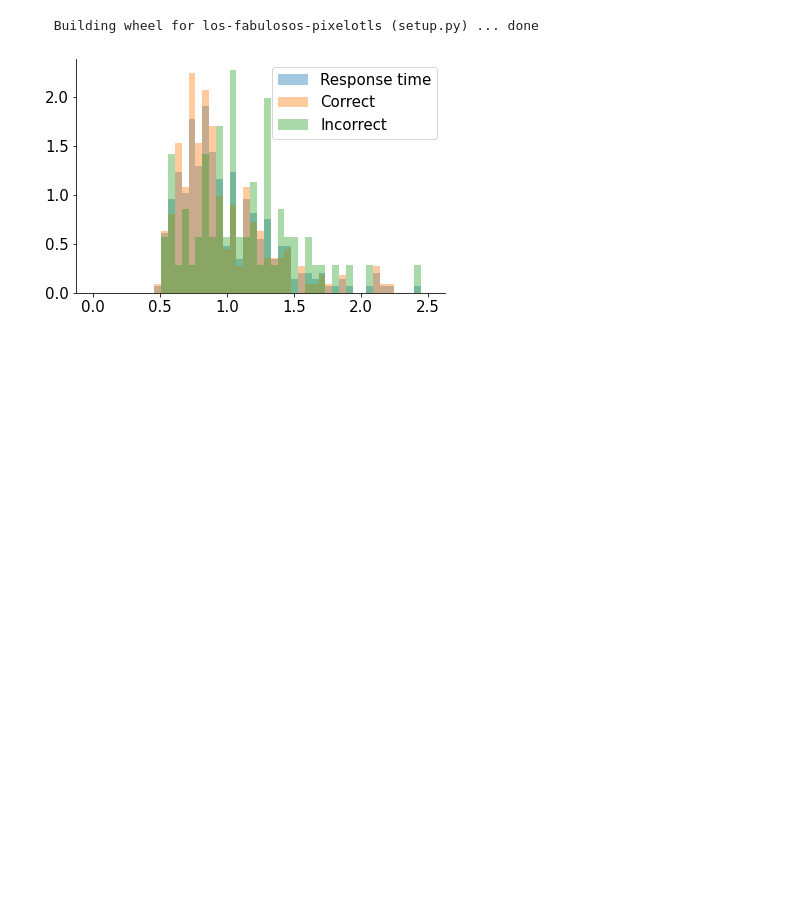
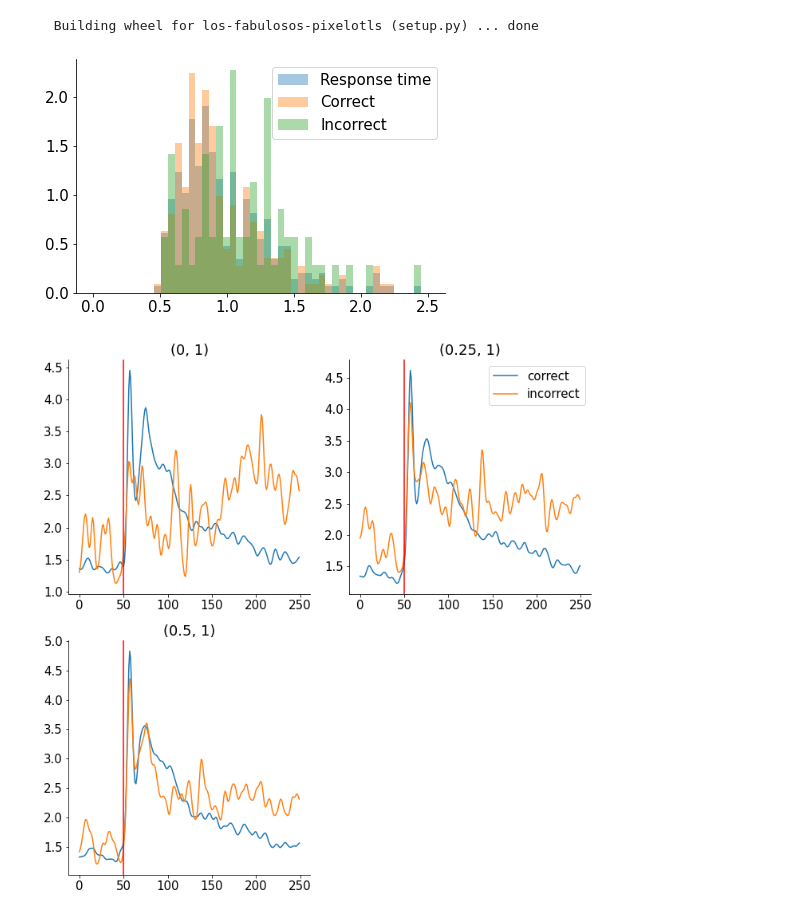
Before and after one commit to rodjfg/los-fabulosos-pixelotls, a Jupyter notebook: Example_notebook.ipynb, the cells around one changed output. Drawn from its saved outputs; the diff is of its cells as text; code cells hidden in the pictures; blank space fills up the shorter version.

```diff
--- a/Example_notebook.ipynb
+++ b/Example_notebook.ipynb
@@ -59,33 +59,51 @@ gauss_sigma = 2
 selected_regions = ["VISp"]
 
 preference_components_rates = [] # mean response to right stim, mean response to left stim
 correct_examples = [] # Append corresponding results from different conditions to this list
 incorrect_examples = [] # Append corresponding results from different conditions to this list
+contrast_combinations = [(0,1),(0.25,1),(0.5,1)]
+plt.figure(figsize=[10, 10])
+for ind_cont,cont in enumerate(contrast_combinations):
+  for dat in alldat:
 
-for dat in alldat:
     # get important variables from specific experiment
     dt = dat['bin_size']
     response = dat['response'] # correct responses to right stim, nogo, left stim: -1, 0, 1
     vis_right = dat['contrast_right']
     vis_left = dat['contrast_left']
     N_neurons, N_trials, N_timebins  = dat['spks'].shape
 
     # find neurons indices from selected area
     neurons_indices_in_area = select_by_areas(dat, selected_regions = selected_regions)
 
     # selected trials per contrast level and response
-    right_stim_correct_trials = select_trials(dat, contrast_pair=(0,1), response_type='to_left')
-    right_stim_incorrect_trials   = select_trials(dat,contrast_pair=(0,1), response_type='to_right')
+    right_stim_correct_trials = select_trials(dat, contrast_pair=cont, response_type='to_left')
+    right_stim_incorrect_trials   = select_trials(dat,contrast_pair=cont, response_type='to_right')
 
     #left_stim_correct_trials = select_trials(dat,contrast_pair=(1,0), response_type='to_right')
     #left_stim_wrong_trials   = select_trials(dat,contrast_pair=(1,0), response_type='to_left')
 
     #right_stim_trials = select_by_contrast(dat, contrast_pair=(0,1))
     #left_stim_trials  = select_by_contrast(dat, contrast_pair=(1,0))
 
     # find mean firing rates across trials for Right Stimulus
     correct_right_trace   = calculate_mean_firing_rate(dat['spks'][neurons_indices_in_area][:,right_stim_correct_trials], dt, ['trials'], gaussfilter = gaussfilter, gauss_sigma = gauss_sigma)
     incorrect_right_trace = calculate_mean_firing_rate(dat['spks'][neurons_indices_in_area][:,right_stim_incorrect_trials], dt, ['trials'], gaussfilter = gaussfilter, gauss_sigma = gauss_sigma)
 
     correct_examples.append(correct_right_trace)
     incorrect_examples.append(incorrect_right_trace)
+
+  allmice_correct   = np.vstack(correct_examples)
+  allmice_incorrect = np.vstack(incorrect_examples)
+
+
+  plt.subplot(2, 2, ind_cont+1)
+  plt.plot(np.nanmean(allmice_correct,   axis = 0), label='correct')
+  plt.plot(np.nanmean(allmice_incorrect, axis = 0), label='incorrect')
+  plt.axvline(x=50, color = 'red')
+  plt.title(cont)
+plt.subplot(2,2,2)
+plt.legend()
+plt.savefig('Outcome_dependent_v1_activity.png')
+# %% [output]
+[figure, added]
```
Also changed, not shown: parts of 5 cells of this notebook.
